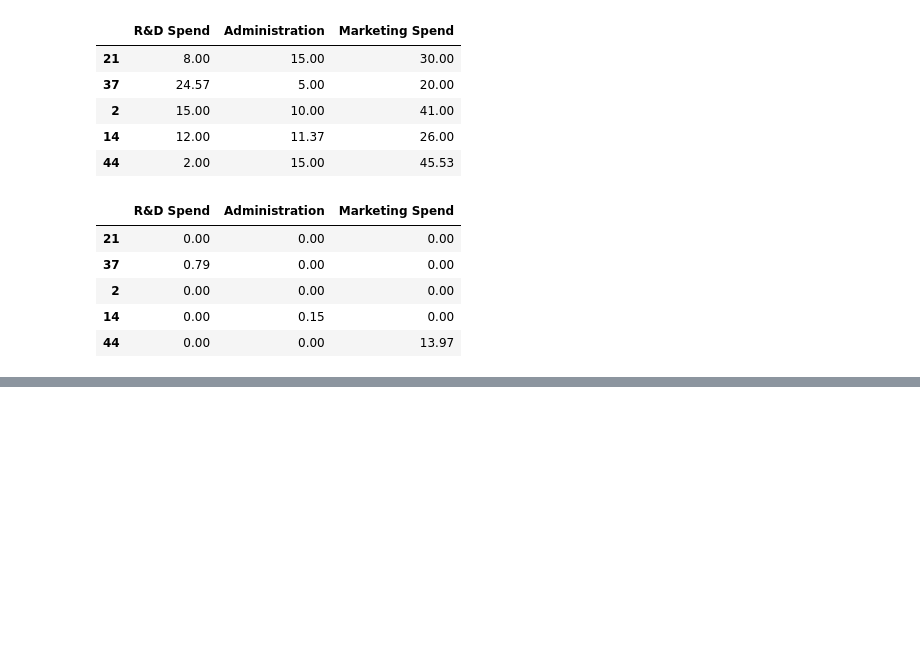
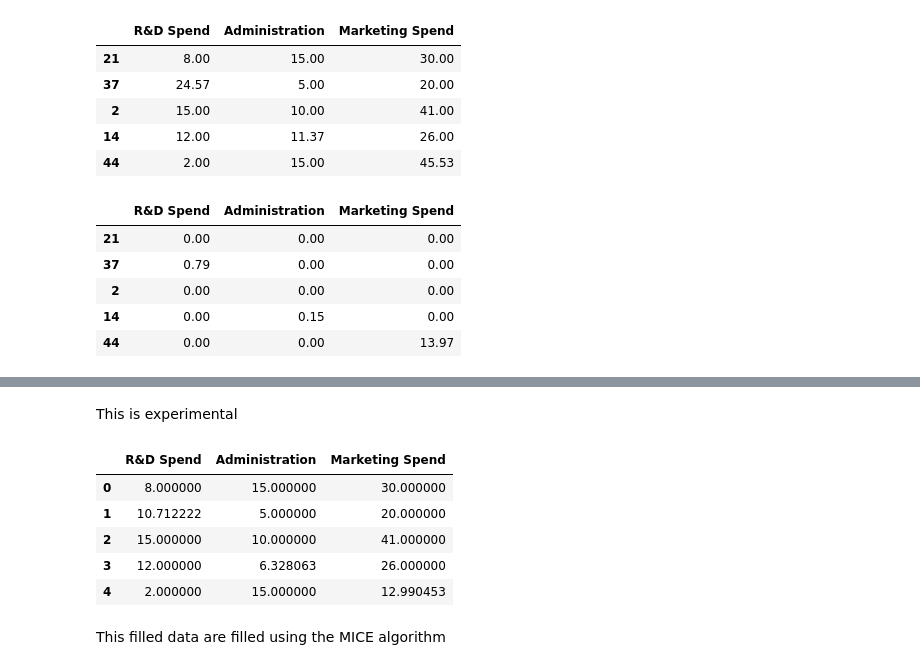
Before and after one commit to Foolmannn/ml-learnings, a Jupyter notebook: 5FeatureEngineering/Handling_missing_val/multivariate/step-by-step_MICE.ipynb, the cells around one changed output, grey strips where cells are left out. Cells and saved outputs as stored; diff of their text form; code cells hidden in the pictures; blank space fills up the shorter version.

Commit message:
ML: Handling missing values | multivariate imputation | MICE apprach

```diff
--- a/5FeatureEngineering/Handling_missing_val/multivariate/step-by-step_MICE.ipynb
+++ b/5FeatureEngineering/Handling_missing_val/multivariate/step-by-step_MICE.ipynb
@@ -373,0 +399,3 @@ df3 - df2
+# %%
+df = df.iloc[:,0:-1]
+df
@@ -373,0 +409,4 @@ df3 - df2
+# %%
+df.iloc[1,0] = np.nan
+df.iloc[3,1] = np.nan
+df.iloc[-1,-1] = np.nan
@@ -373,0 +435,2 @@ df3 - df2
+# %% [markdown]
+This is experimental
@@ -373,0 +440,19 @@ df3 - df2
+# %%
+imputer = IterativeImputer(random_state=42)
+# %%
+df_imputed = imputer.fit_transform(df)
+# %%
+df_imputed = pd.DataFrame(
+    df_imputed,
+    columns=df.columns
+)
+df_imputed
+# %% [output]
+|  | R&D Spend | Administration | Marketing Spend |
+| 0 | 8.000000 | 15.000000 | 30.000000 |
+| 1 | 10.712222 | 5.000000 | 20.000000 |
+| 2 | 15.000000 | 10.000000 | 41.000000 |
+| 3 | 12.000000 | 6.328063 | 26.000000 |
+| 4 | 2.000000 | 15.000000 | 12.990453 |
+# %% [markdown]
+This filled data are filled using the MICE algorithm
```
Also changed, not shown: parts of 8 cells of this notebook.
